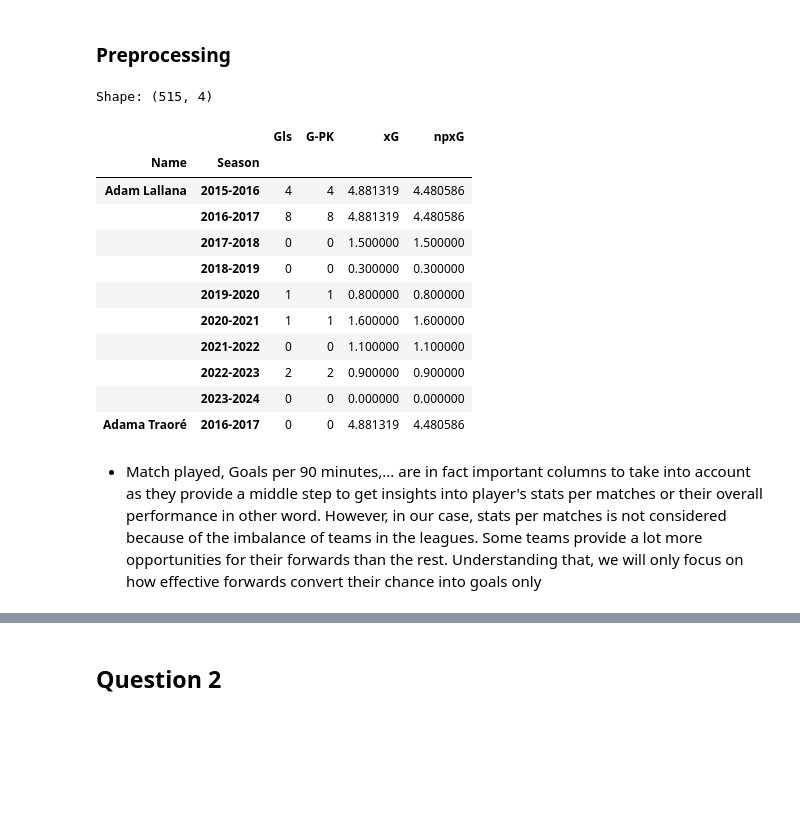
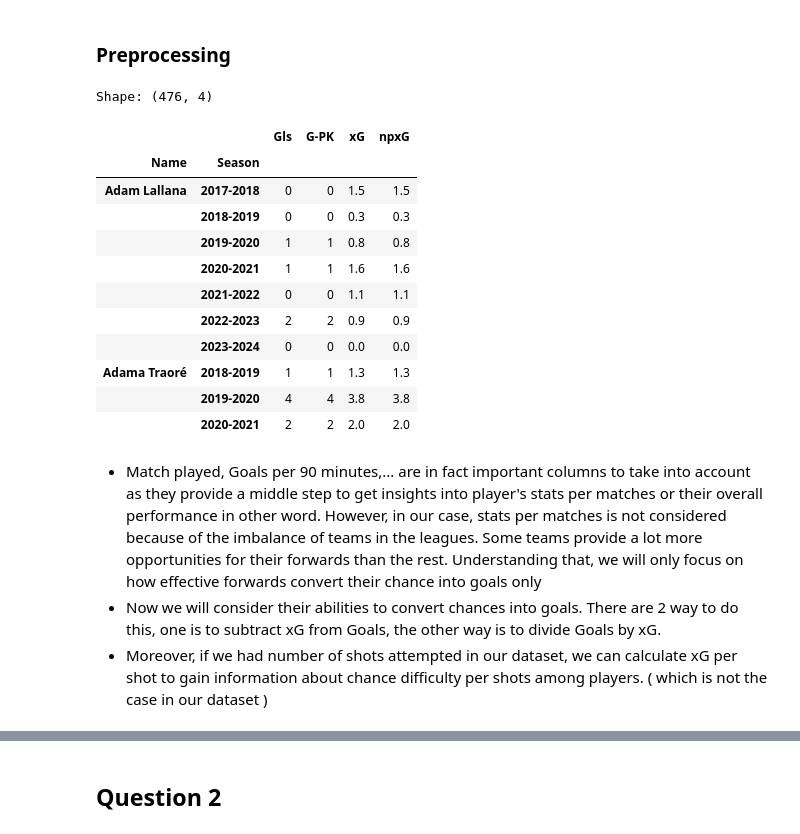
Before and after one commit to hwangdeokThien/CSC14119_IntroDS_final_project, a Jupyter notebook: src/notebooks/3.0-data_exploration.ipynb, the cells around one changed output, grey strips where cells are left out. Saved outputs shown, nothing was run; the diff lists cells and outputs as text; code cells hidden in the pictures; blank space fills up the shorter version.

```diff
--- a/src/notebooks/3.0-data_exploration.ipynb
+++ b/src/notebooks/3.0-data_exploration.ipynb
@@ -533,31 +484,34 @@ plt.show()
 # %%
 # Retrieve forward players and needed columns
 q1_df = df.copy()
 goal_cols= ['Name','Season','Squad','Gls','G-PK','xG','npxG']
-q1_df = q1_df[(q1_df['Position']=='FW') & (q1_df['Comp']=='Premier League')][goal_cols]
+# dropping xG before 2017-2018 because this stat is not introduced at that time
+q1_df = q1_df[(q1_df['Position']=='FW') & (q1_df['Comp']=='Premier League')&(q1_df['Season'].str.split('-').str[0].astype(int) > 2016)][goal_cols]
 
 # 1 player may injured more than once in one season so need drop his duplicated stats
 q1_df = q1_df.drop_duplicates(['Name','Season','Squad']).reset_index(drop=True)
 
 # group by season to calculate total stats in 1 season of 1 player
 q1_clean_df = pd.DataFrame()
 for col in q1_df.drop(['Name','Season','Squad'],axis = 1).columns.values:
     q1_clean_df[col] = q1_df.groupby(['Name','Season'])[col].sum()
 print(f"Shape: {q1_clean_df.shape}")
 q1_clean_df.head(10)
 # %% [output]
-Shape: (515, 4)
+Shape: (476, 4)
 |  |  | Gls | G-PK | xG | npxG |
 | Name | Season |  |  |  |  |
-| Adam Lallana | 2015-2016 | 4 | 4 | 4.881319 | 4.480586 |
-|  | 2016-2017 | 8 | 8 | 4.881319 | 4.480586 |
-|  | 2017-2018 | 0 | 0 | 1.500000 | 1.500000 |
-|  | 2018-2019 | 0 | 0 | 0.300000 | 0.300000 |
-|  | 2019-2020 | 1 | 1 | 0.800000 | 0.800000 |
-|  | 2020-2021 | 1 | 1 | 1.600000 | 1.600000 |
-|  | 2021-2022 | 0 | 0 | 1.100000 | 1.100000 |
-|  | 2022-2023 | 2 | 2 | 0.900000 | 0.900000 |
-|  | 2023-2024 | 0 | 0 | 0.000000 | 0.000000 |
-| Adama Traoré | 2016-2017 | 0 | 0 | 4.881319 | 4.480586 |
+| Adam Lallana | 2017-2018 | 0 | 0 | 1.5 | 1.5 |
+|  | 2018-2019 | 0 | 0 | 0.3 | 0.3 |
+|  | 2019-2020 | 1 | 1 | 0.8 | 0.8 |
+|  | 2020-2021 | 1 | 1 | 1.6 | 1.6 |
+|  | 2021-2022 | 0 | 0 | 1.1 | 1.1 |
+|  | 2022-2023 | 2 | 2 | 0.9 | 0.9 |
+|  | 2023-2024 | 0 | 0 | 0.0 | 0.0 |
+| Adama Traoré | 2018-2019 | 1 | 1 | 1.3 | 1.3 |
+|  | 2019-2020 | 4 | 4 | 3.8 | 3.8 |
+|  | 2020-2021 | 2 | 2 | 2.0 | 2.0 |
 # %% [markdown]
 - Match played, Goals per 90 minutes,... are in fact important columns to take into account as they provide a middle step to get insights into player's stats per matches or their overall performance in other word. However, in our case, stats per matches is not considered because of the imbalance of teams in the leagues. Some teams provide a lot more opportunities for their forwards than the rest. Understanding that, we will only focus on how effective forwards convert their chance into goals only
+- Now we will consider their abilities to convert chances into goals. There are 2 way to do this, one is to subtract xG from Goals, the other way is to divide Goals by xG.
+- Moreover, if we had number of shots attempted in our dataset, we can calculate xG per shot to gain information about chance difficulty per shots among players. ( which is not the case in our dataset )
```
Also changed, not shown: parts of 106 cells of this notebook.
